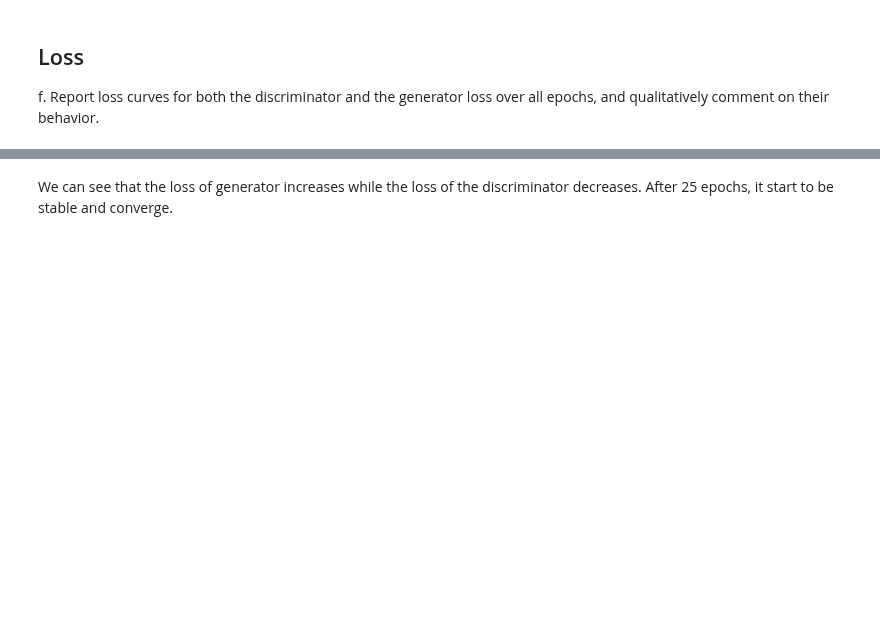
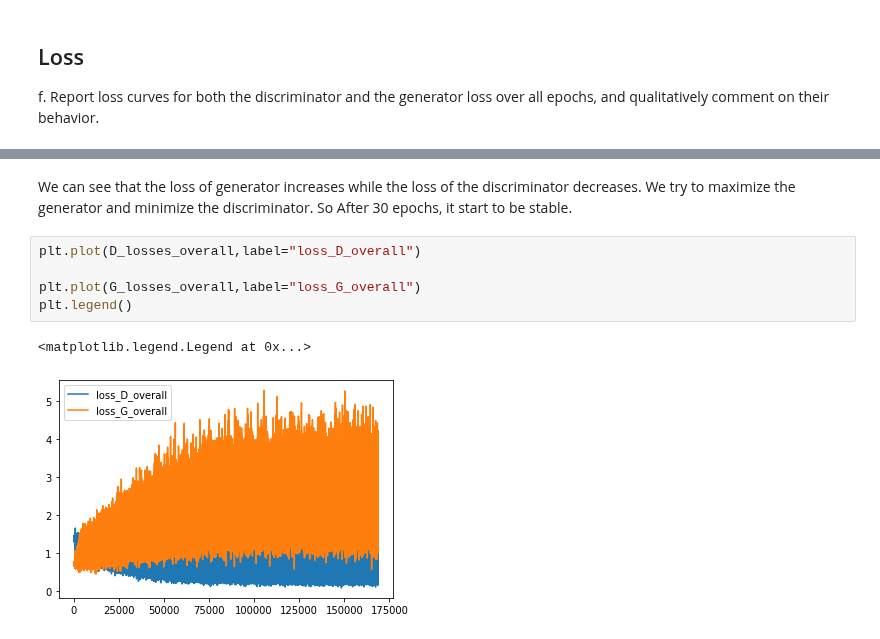
Before and after one commit to yeb2Binfang/ECE-GY9123_DL, a Jupyter notebook: HW/HW6/HW6.ipynb, the cells around one changed output, grey strips where cells are left out. Saved outputs shown, nothing was run; the diff lists cells and outputs as text; blank space fills up the shorter version.

```diff
--- a/HW/HW6/HW6.ipynb
+++ b/HW/HW6/HW6.ipynb
@@ -458,2 +406,10 @@ plt.legend()
 # %% [markdown]
-We can see that the loss of generator increases while the loss of the discriminator decreases. After 25 epochs, it start to be stable and converge.
+We can see that the loss of generator increases while the loss of the discriminator decreases. We try to maximize the generator and minimize the discriminator. So After 30 epochs, it start to be stable.
+# %%
+plt.plot(D_losses_overall,label="loss_D_overall")
+
+plt.plot(G_losses_overall,label="loss_G_overall")
+plt.legend()
+# %% [output]
+<matplotlib.legend.Legend at 0x...>
+[figure, added]
```
Also changed, not shown: parts of 11 cells of this notebook.
